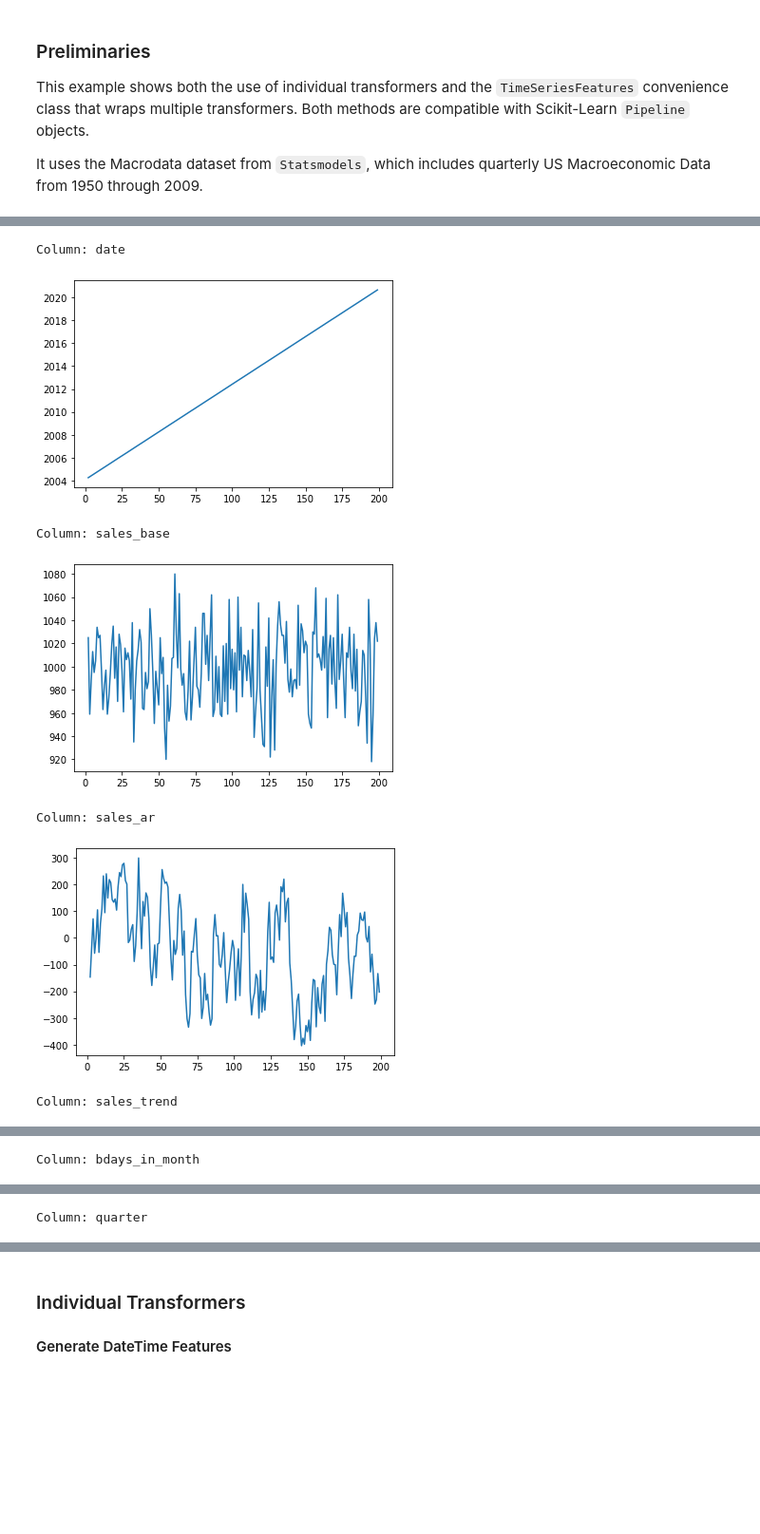
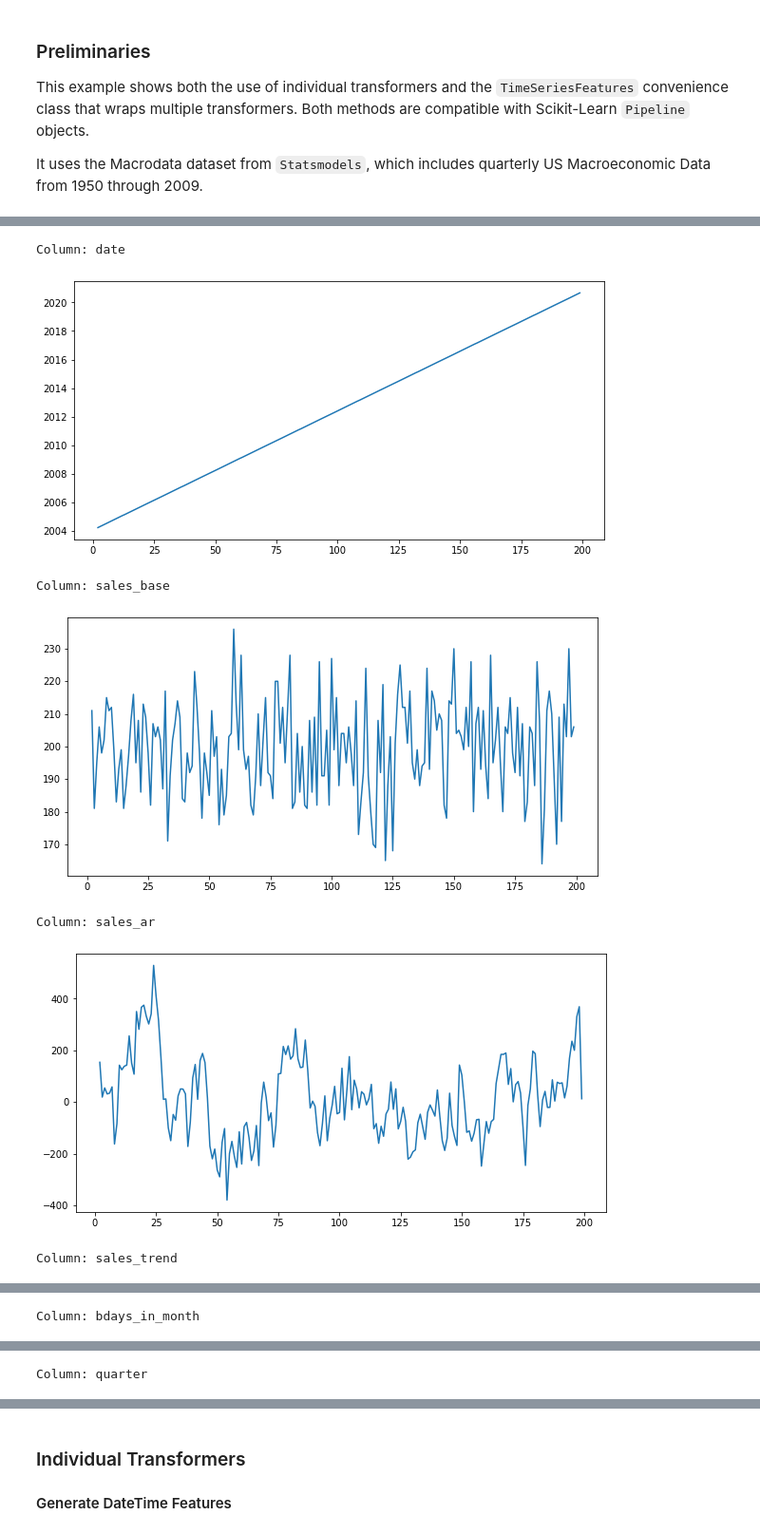
Before and after one commit to chris-santiago/tsfeast, a Jupyter notebook: notebooks/Example.ipynb, the cells around one changed output, grey strips where cells are left out. Shown at 95% size. Drawn from its saved outputs; the diff is of its cells as text; code cells hidden in the pictures; blank space fills up the shorter version.

```diff
--- a/notebooks/Example.ipynb
+++ b/notebooks/Example.ipynb
@@ -45,12 +30,12 @@ plt.show()
 # %%
 def make_dummy_data(n=200):
     n_lags = 2
-    coefs = {'ar': [1, -0.85], 'ma': [1, 0], 'trend': 3.2, 'bdays_in_month': 231, 'marketing': 0.002}
+    coefs = {'ar': [1, -0.85], 'ma': [1, 0], 'trend': 3.2, 'bdays_in_month': 231, 'marketing': 0.0026}
     rng = np.random.default_rng(seed=42)
 
     sales = pd.DataFrame({
         'date': pd.date_range(end='2020-08-31', periods=n, freq='M'),
-        'sales_base': rng.poisson(1000, n),
+        'sales_base': rng.poisson(200, n),
         'sales_ar': arma_generate_sample(ar=coefs['ar'], ma=coefs['ma'], nsample=n, scale=100),
         'sales_trend': [x * coefs['trend'] + rng.poisson(300) for x in range(1, n+1)],
     })
@@ -71,4 +56,4 @@ def make_dummy_data(n=200):
         'x2': rng.random(n),
         'x3': rng.normal(loc=320, scale=4, size=n)
     })
-    return sales.dropna(), final.iloc[n_lags:, :]
+    return sales.iloc[2:, :], final.iloc[2:, :]
@@ -96,13 +71,14 @@ comps.head(15)
 # %%
 for col in comps.columns:
     print(f'Column: {col}')
+    plt.figure(figsize=(10, 5))
     plt.plot(comps[col])
     plt.show()
 # %% [output]
 Column: date
-[figure, old version]
+[figure, new version]
 Column: sales_base
-[figure, old version]
+[figure, new version]
 Column: sales_ar
-[figure, old version]
+[figure, new version]
 Column: sales_trend
```
Also changed, not shown: parts of 34 cells of this notebook, 2 other files.
